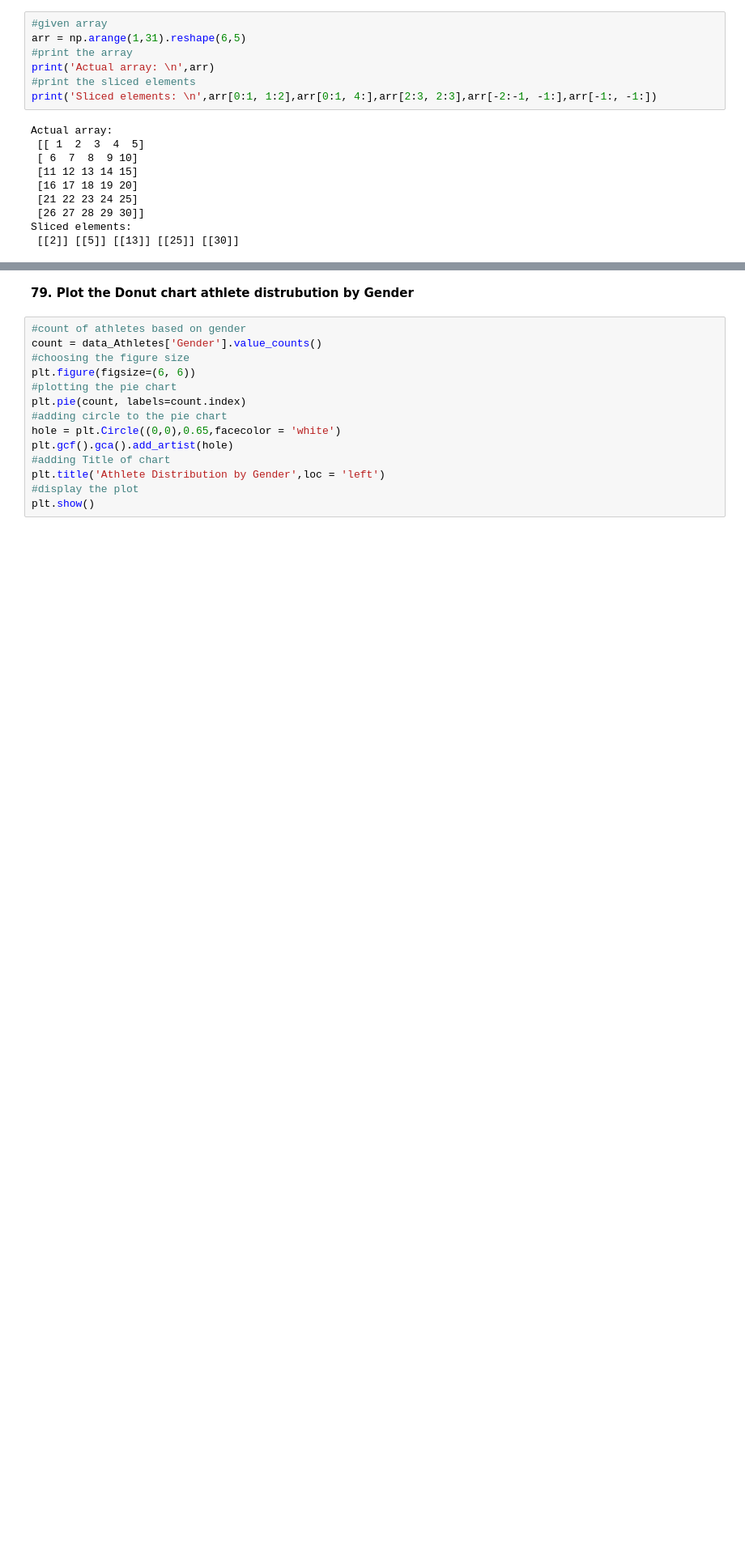
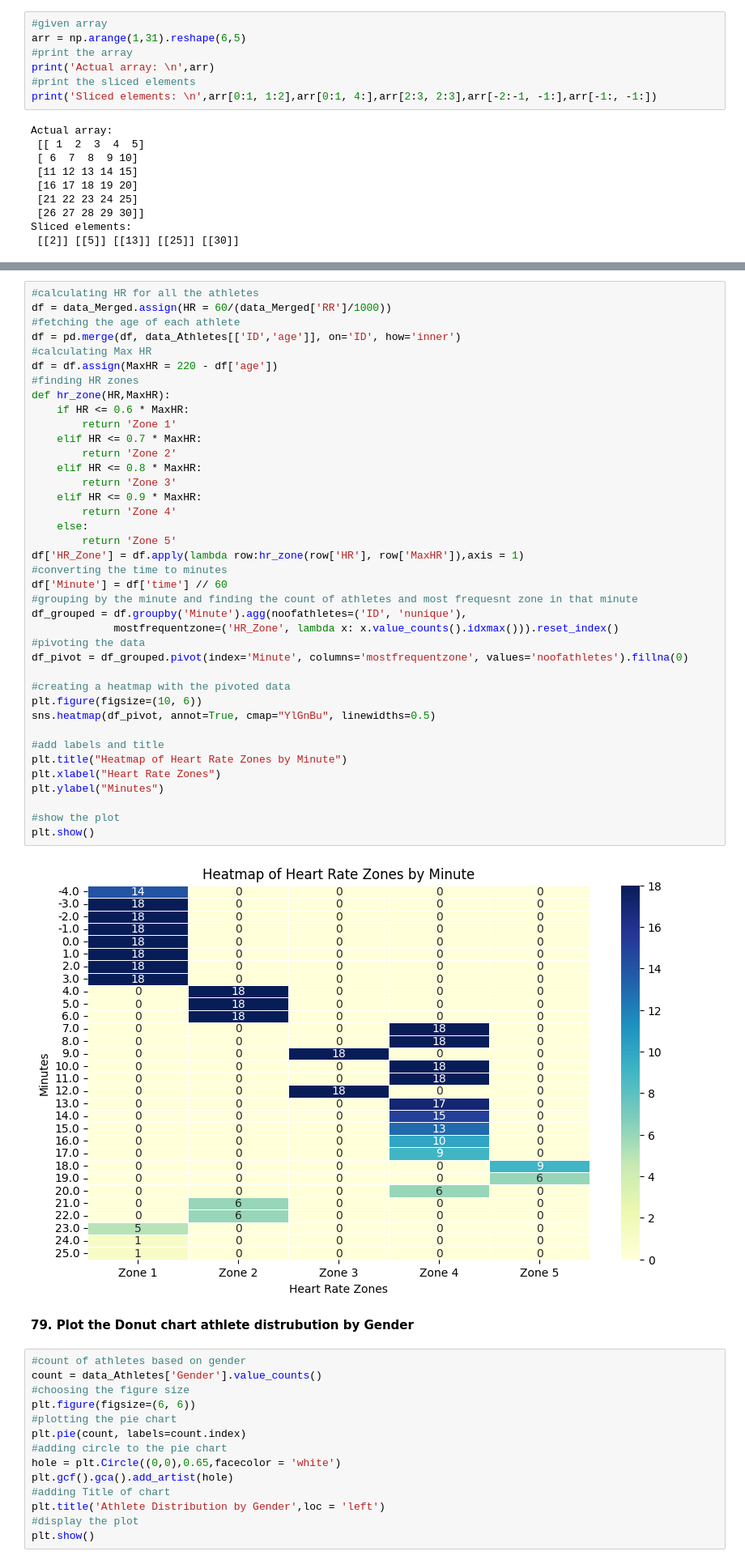
Before and after one commit to Sujithra-Emmanuel/PyMinds_Aug2024, a Jupyter notebook: Python_Hackathon_Aug2024_61to80_sravanthi.ipynb, the cells around one changed output, grey strips where cells are left out. Shown at 81% size. Saved outputs shown, nothing was run; the diff lists cells and outputs as text; blank space fills up the shorter version.

```diff
--- a/Python_Hackathon_Aug2024_61to80_sravanthi.ipynb
+++ b/Python_Hackathon_Aug2024_61to80_sravanthi.ipynb
@@ -237,3 +371,44 @@ sns.violinplot(x ='age', y ='VO2Max', data = df1)
+# %%
+#calculating HR for all the athletes
+df = data_Merged.assign(HR = 60/(data_Merged['RR']/1000))
+#fetching the age of each athlete
+df = pd.merge(df, data_Athletes[['ID','age']], on='ID', how='inner')
+#calculating Max HR
+df = df.assign(MaxHR = 220 - df['age'])
+#finding HR zones
+def hr_zone(HR,MaxHR):
+    if HR <= 0.6 * MaxHR:
+        return 'Zone 1'
+    elif HR <= 0.7 * MaxHR:
+        return 'Zone 2'
+    elif HR <= 0.8 * MaxHR:
+        return 'Zone 3'
+    elif HR <= 0.9 * MaxHR:
+        return 'Zone 4'
+    else:
+        return 'Zone 5'
+df['HR_Zone'] = df.apply(lambda row:hr_zone(row['HR'], row['MaxHR']),axis = 1)
+#converting the time to minutes
+df['Minute'] = df['time'] // 60
+#grouping by the minute and finding the count of athletes and most frequesnt zone in that minute
+df_grouped = df.groupby('Minute').agg(noofathletes=('ID', 'nunique'),
+             mostfrequentzone=('HR_Zone', lambda x: x.value_counts().idxmax())).reset_index()
+#pivoting the data
+df_pivot = df_grouped.pivot(index='Minute', columns='mostfrequentzone', values='noofathletes').fillna(0)
+
+#creating a heatmap with the pivoted data
+plt.figure(figsize=(10, 6))
+sns.heatmap(df_pivot, annot=True, cmap="YlGnBu", linewidths=0.5)
+
+#add labels and title
+plt.title("Heatmap of Heart Rate Zones by Minute")
+plt.xlabel("Heart Rate Zones")
+plt.ylabel("Minutes")
+
+#show the plot
+plt.show()
+# %% [output]
+[figure, added]
 # %% [markdown]
 **79. Plot the Donut chart athlete distrubution by Gender**
 # %%
```
Also changed, not shown: parts of 31 cells of this notebook.
